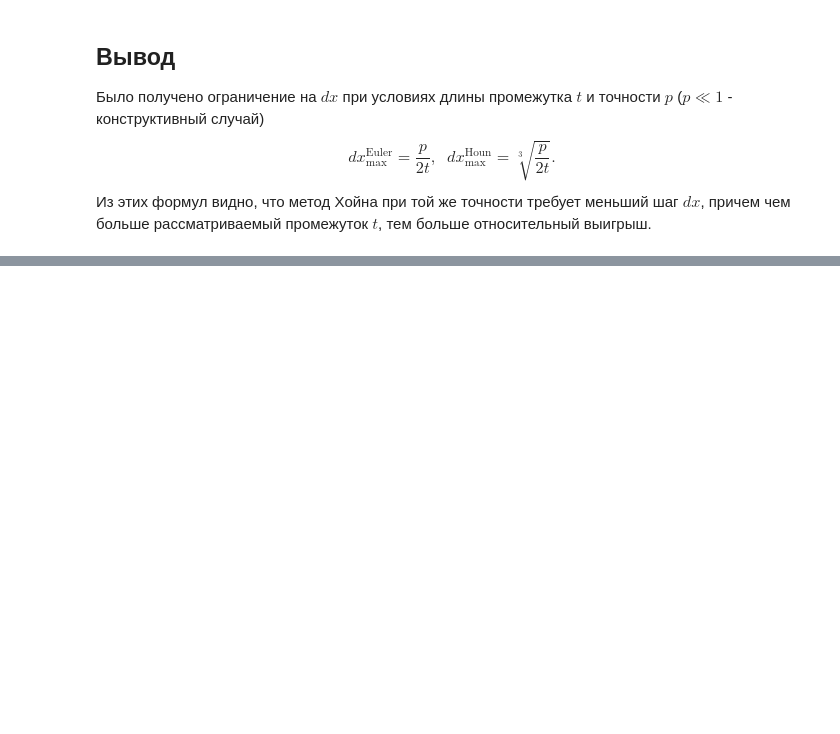
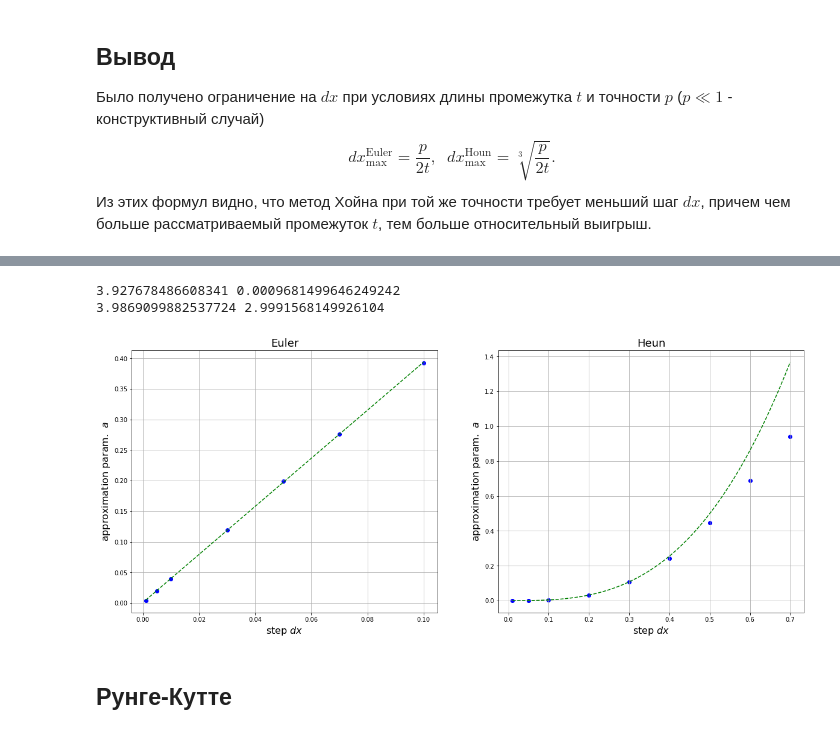
Before and after one commit to GintGld/modeling_MIPT, a Jupyter notebook: wk3/gr.ipynb, the cells around one changed output, grey strips where cells are left out. Drawn from its saved outputs; the diff is of its cells as text; code cells hidden in the pictures; blank space fills up the shorter version.

Commit message:
energy approx report

```diff
--- a/wk3/gr.ipynb
+++ b/wk3/gr.ipynb
@@ -348,0 +414,47 @@ $$\boxed{dx_{\text{max}}^{\text{Euler}} = \dfrac{p}{2t}, \;\;dx_{\text{max}}^{\t
+# %%
+fig, ax = plt.subplots(1,2)
+fig.set_size_inches(20, 8)
+
+dx_e = []
+dx_h = []
+p_e = []
+p_h = []
+for i in range(len(de)):
+    dx_e.append(de[i].dx[0])
+    p_e.append(fe[i][0])
+for i in range(len(dh)):
+    dx_h.append(dh[i].dx[0])
+    p_h.append(fh[i][0])
+
+#ax[1].set_yscale('log')
+#ax[1].set_xscale('log')
+
+ax[0].scatter(dx_e, p_e, c='blue')
+ax[1].scatter(dx_h, p_h, c='blue')
+
+func_e = np.polyfit(dx_e, p_e, deg=1)
+func_h = np.polyfit(np.log(dx_h[5:]), np.log(p_h[5:]), deg=1)
+
+t = np.linspace(min(dx_e), max(dx_e), 10)
+ax[0].plot(t, np.poly1d(func_e)(t), '--', c='green')
+t = np.linspace(min(dx_h), max(dx_h), 50)
+ax[1].plot(t, np.exp(func_h[1])*t **(func_h[0]), '--', c='green')
+
+print(func_e[0], func_e[1])
+print(np.exp(func_h[1]), func_h[0])
+
+ax[0].grid(True)
+ax[1].grid(True)
+ax[0].set_xlabel('step $dx$', fontsize=16)
+ax[1].set_xlabel('step $dx$', fontsize=16)
+ax[0].set_ylabel('approximation param. $~a$', fontsize=16)
+ax[1].set_ylabel('approximation param. $~a$', fontsize=16)
+ax[0].set_title('Euler', fontsize=18)
+ax[1].set_title('Heun', fontsize=18)
+plt.show()
+# %% [output]
+3.927678486608341 0.0009681499646249242
+3.9869099882537724 2.9991568149926104
+[figure, added]
+# %% [markdown]
+## Рунге-Кутте
```
Also changed, not shown: parts of 6 cells of this notebook.
